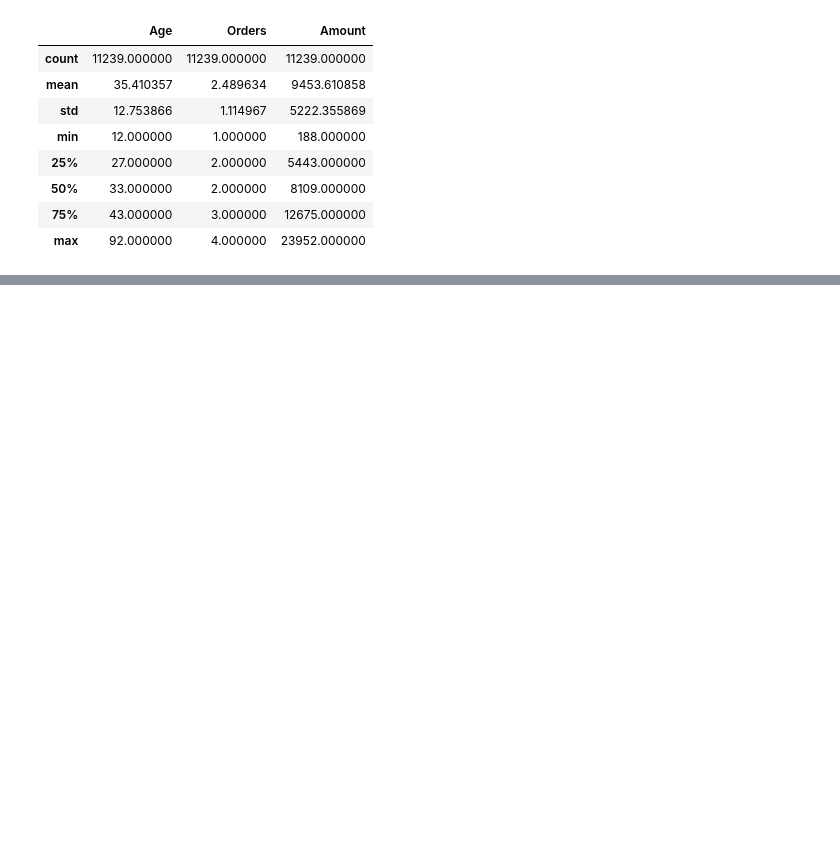
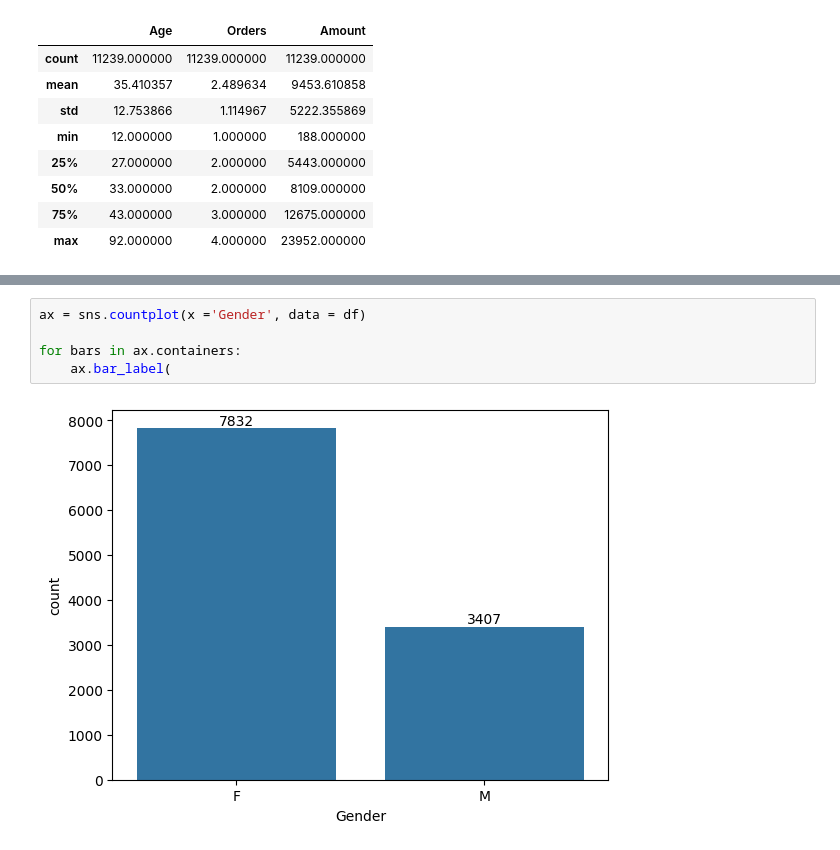
Before and after one commit to afaqahmad2005/Python_Diwali_Sales_Analysis, a Jupyter notebook: Diwali_Sales_Analysis.ipynb, the cells around one changed output, grey strips where cells are left out. Drawn from its saved outputs; the diff is of its cells as text; blank space fills up the shorter version.

```diff
--- a/Diwali_Sales_Analysis.ipynb
+++ b/Diwali_Sales_Analysis.ipynb
@@ -146,0 +158,7 @@ df[['Age','Orders', 'Amount']].describe()
+# %%
+ax = sns.countplot(x ='Gender', data = df)
+
+for bars in ax.containers:
+    ax.bar_label(
+# %% [output]
+[figure, added]
```
Also changed, not shown: parts of 11 cells of this notebook.
